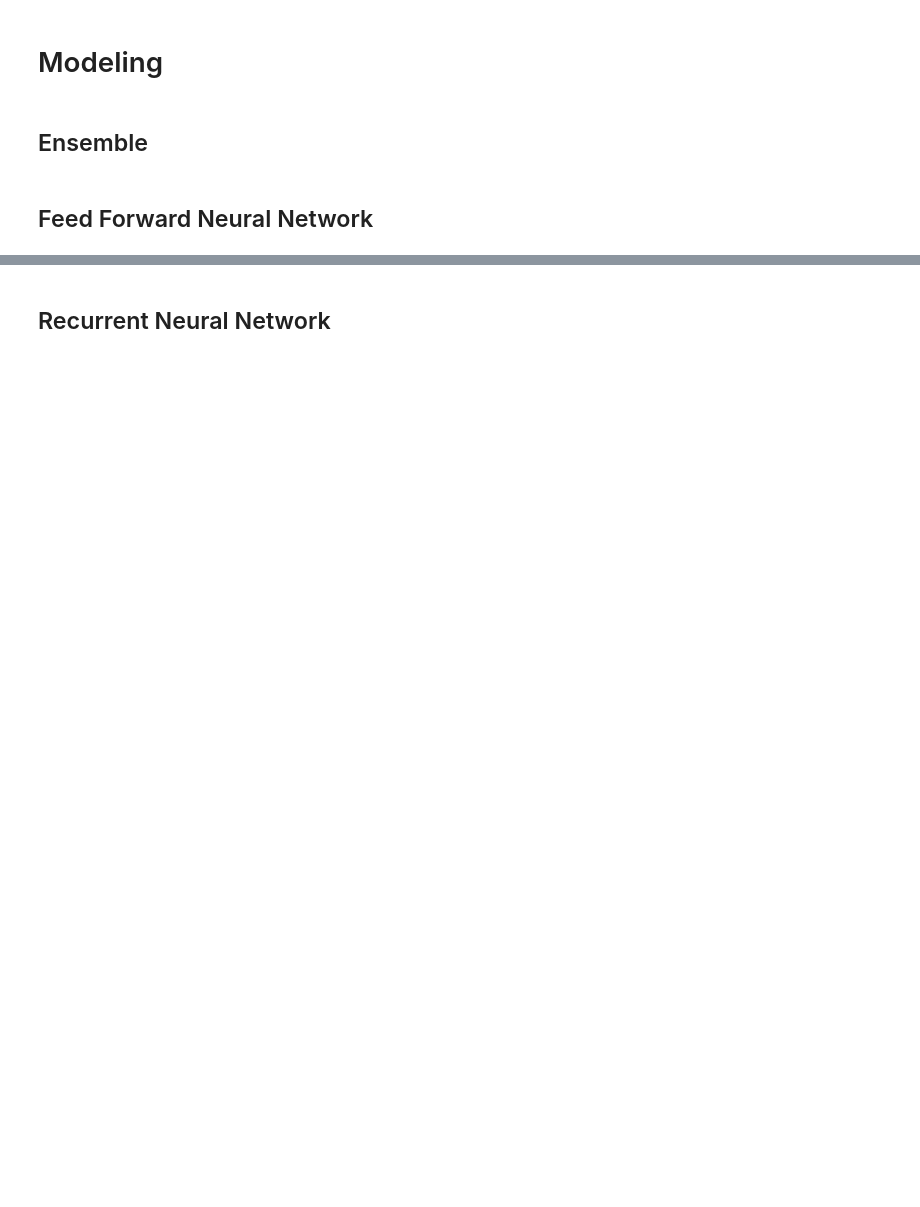
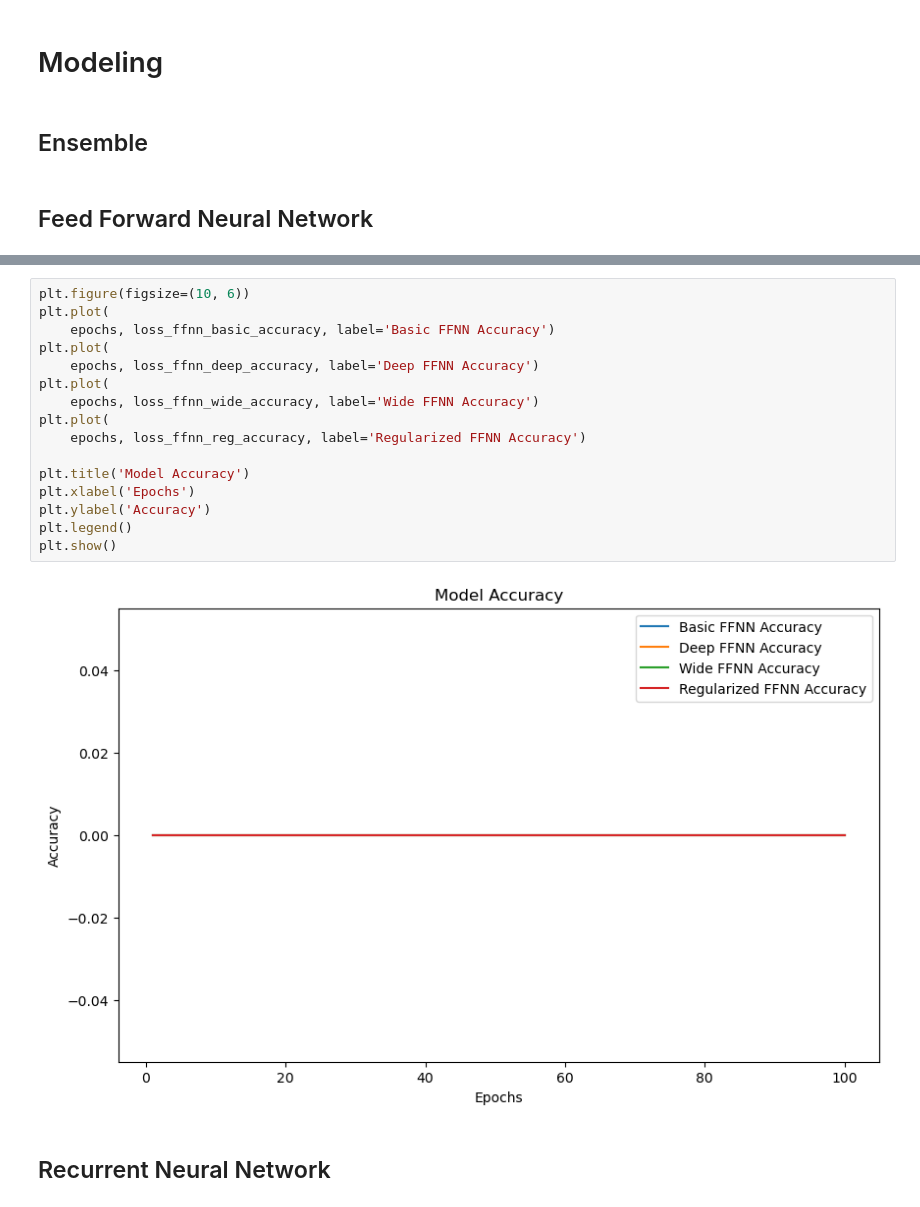
Before and after one commit to quocanh944/AmesHousingML, a Jupyter notebook: final.ipynb, the cells around one changed output, grey strips where cells are left out. Cells and saved outputs as stored; diff of their text form; blank space fills up the shorter version.

```diff
--- a/final.ipynb
+++ b/final.ipynb
@@ -584,2 +787,20 @@ RMSE: 26097.48501906693
+# %%
+plt.figure(figsize=(10, 6))
+plt.plot(
+    epochs, loss_ffnn_basic_accuracy, label='Basic FFNN Accuracy')
+plt.plot(
+    epochs, loss_ffnn_deep_accuracy, label='Deep FFNN Accuracy')
+plt.plot(
+    epochs, loss_ffnn_wide_accuracy, label='Wide FFNN Accuracy')
+plt.plot(
+    epochs, loss_ffnn_reg_accuracy, label='Regularized FFNN Accuracy')
+
+plt.title('Model Accuracy')
+plt.xlabel('Epochs')
+plt.ylabel('Accuracy')
+plt.legend()
+plt.show()
+# %% [output]
+[figure, added]
 # %% [markdown]
 ## Recurrent Neural Network
```
Also changed, not shown: parts of 21 cells of this notebook.
